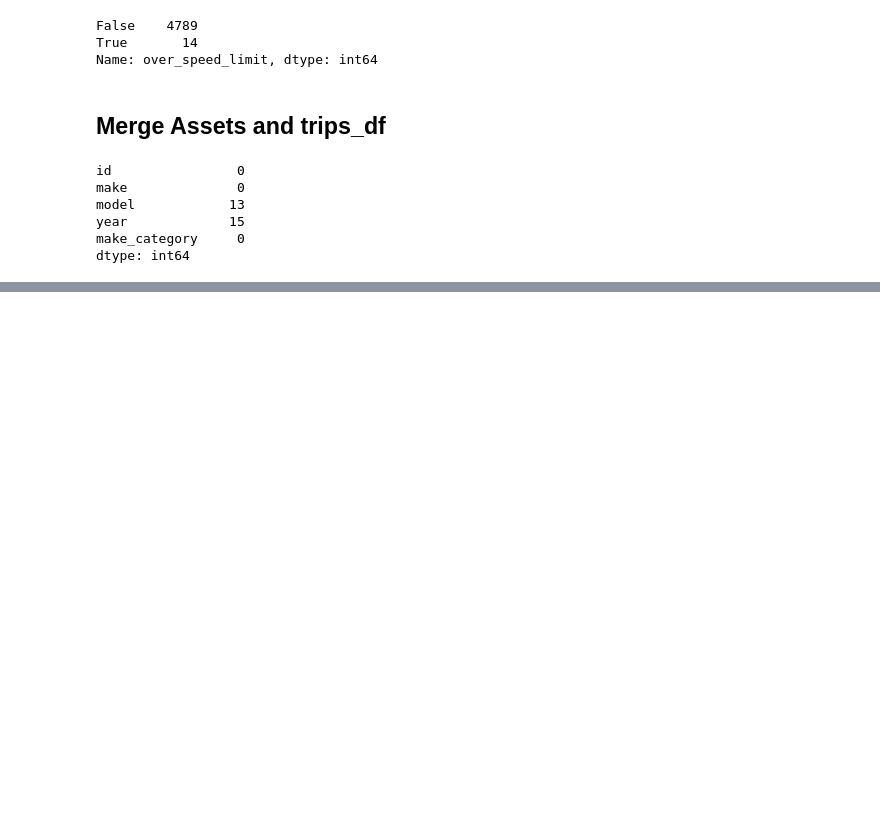
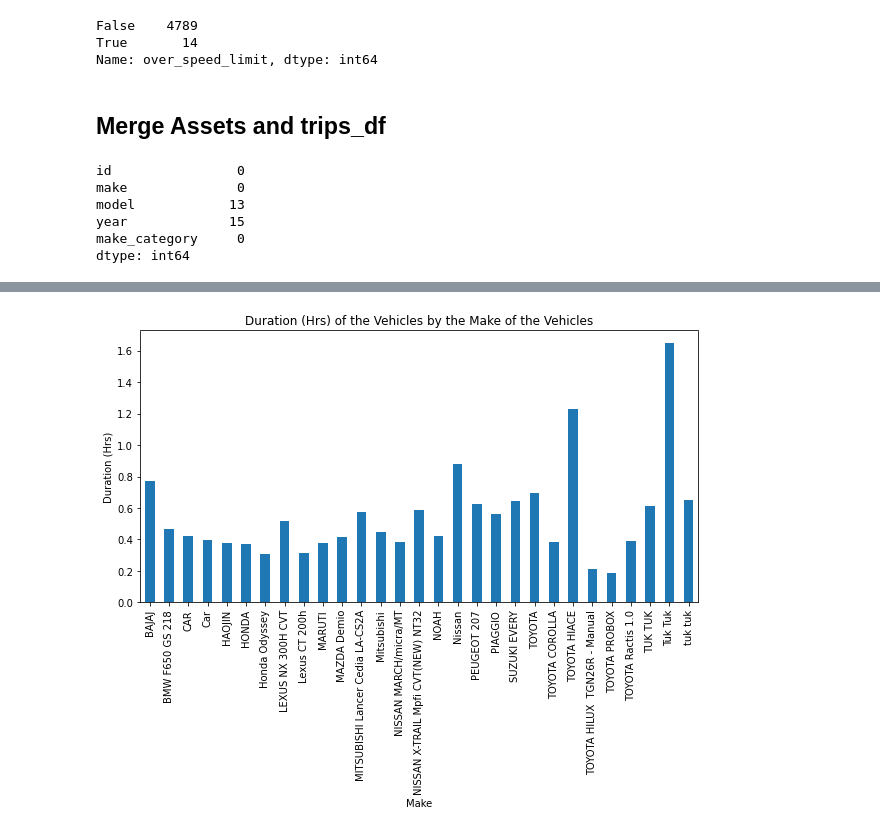
Before and after one commit to joykangangi/DataSciencePlayground, a Jupyter notebook: Yatsa_Analytics_EDA.ipynb, the cells around one changed output, grey strips where cells are left out. Saved outputs shown, nothing was run; the diff lists cells and outputs as text; code cells hidden in the pictures; blank space fills up the shorter version.

```diff
--- a/Yatsa_Analytics_EDA.ipynb
+++ b/Yatsa_Analytics_EDA.ipynb
@@ -599,0 +661,4 @@ merged_df.head()
+# %%
+draw_merged_graph(feature='make',xlabel='Make',feature2='duration',ylabel='Duration (Hrs)')
+# %% [output]
+[figure, added]
```
Also changed, not shown: parts of 24 cells of this notebook.
